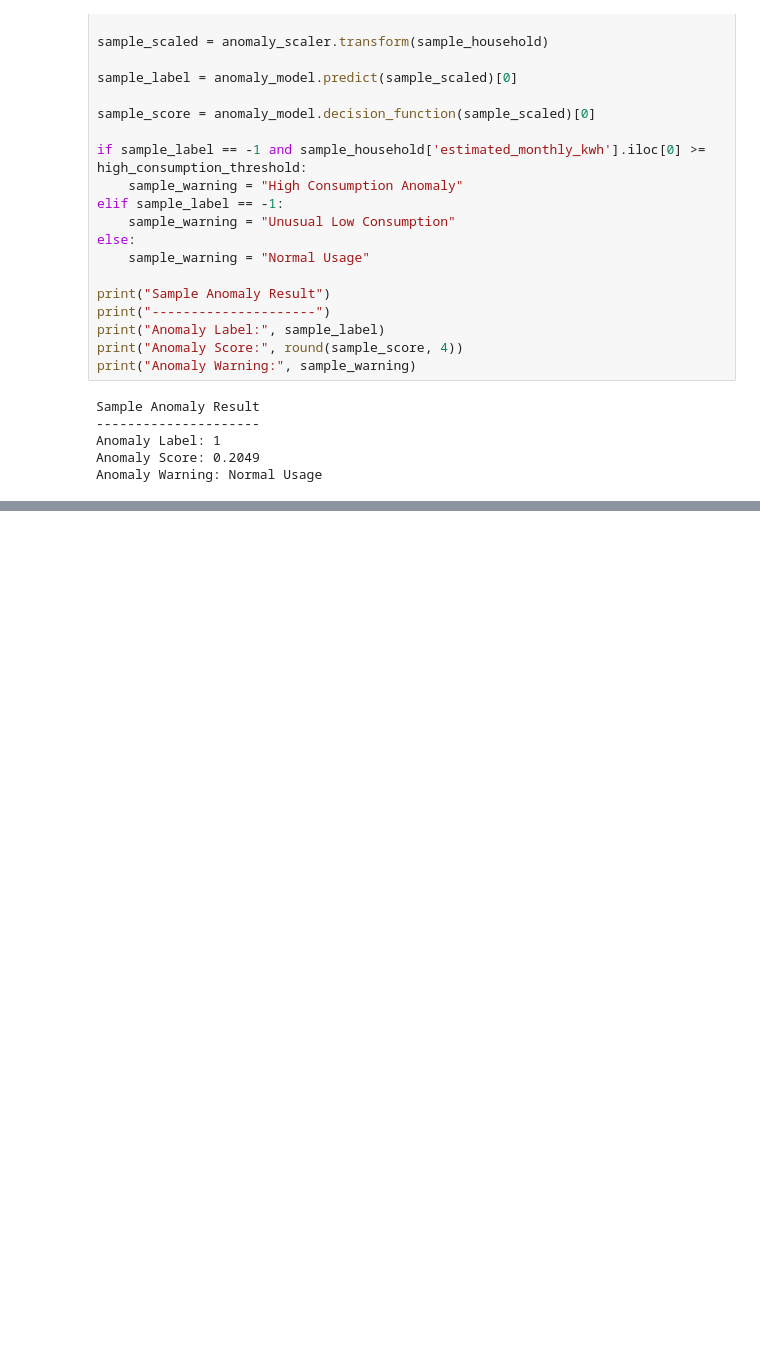
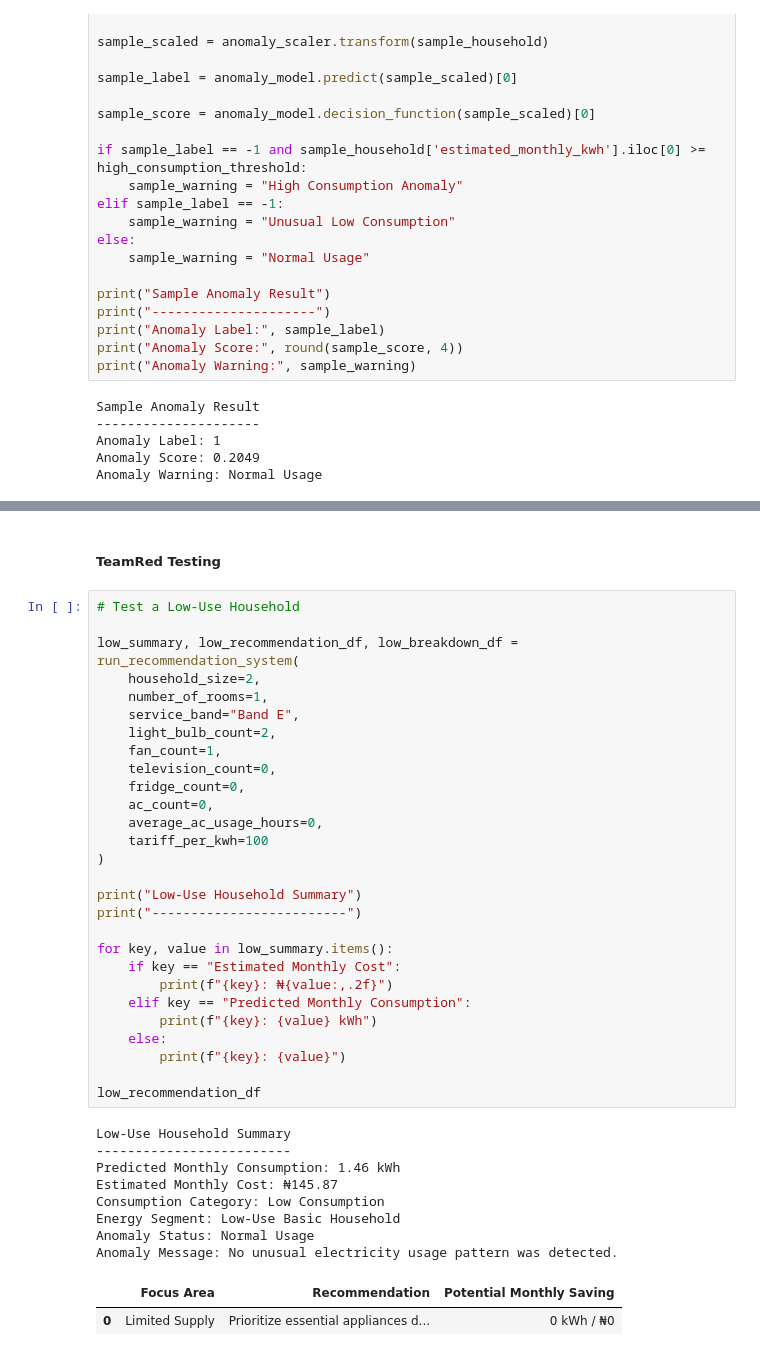
Before and after one commit to Paddyrey/TechCrush-Capstone-Group-11-Project, a Jupyter notebook: notebooks/Model_Test_Train.ipynb, the cells around one changed output, grey strips where cells are left out. Drawn from its saved outputs; the diff is of its cells as text; blank space fills up the shorter version.

```diff
--- a/notebooks/Model_Test_Train.ipynb
+++ b/notebooks/Model_Test_Train.ipynb
@@ -1860,0 +2371,41 @@ Anomaly Warning: Normal Usage
+# %% [markdown]
+##### TeamRed Testing
+# %%
+# Test a Low-Use Household
+
+low_summary, low_recommendation_df, low_breakdown_df = run_recommendation_system(
+    household_size=2,
+    number_of_rooms=1,
+    service_band="Band E",
+    light_bulb_count=2,
+    fan_count=1,
+    television_count=0,
+    fridge_count=0,
+    ac_count=0,
+    average_ac_usage_hours=0,
+    tariff_per_kwh=100
+)
+
+print("Low-Use Household Summary")
+print("-------------------------")
+
+for key, value in low_summary.items():
+    if key == "Estimated Monthly Cost":
+        print(f"{key}: ₦{value:,.2f}")
+    elif key == "Predicted Monthly Consumption":
+        print(f"{key}: {value} kWh")
+    else:
+        print(f"{key}: {value}")
+
+low_recommendation_df
+# %% [output]
+Low-Use Household Summary
+-------------------------
+Predicted Monthly Consumption: 1.46 kWh
+Estimated Monthly Cost: ₦145.87
+Consumption Category: Low Consumption
+Energy Segment: Low-Use Basic Household
+Anomaly Status: Normal Usage
+Anomaly Message: No unusual electricity usage pattern was detected.
+|  | Focus Area | Recommendation | Potential Monthly Saving |
+| 0 | Limited Supply | Prioritize essential appliances d... | 0 kWh / ₦0 |
```
Also changed, not shown: parts of 41 cells of this notebook, 3 other files.
